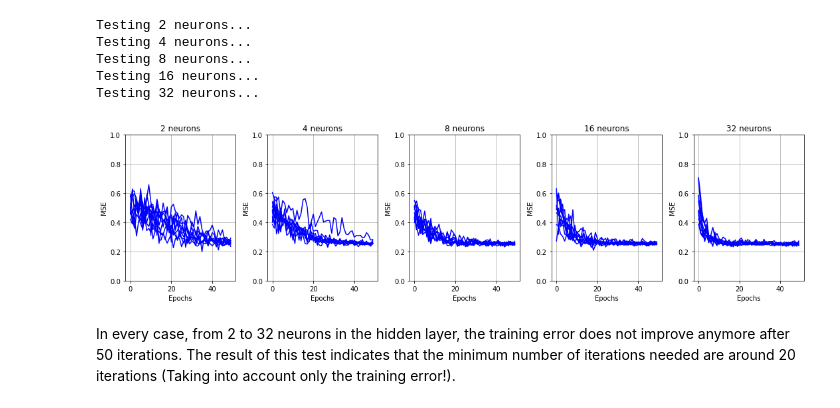
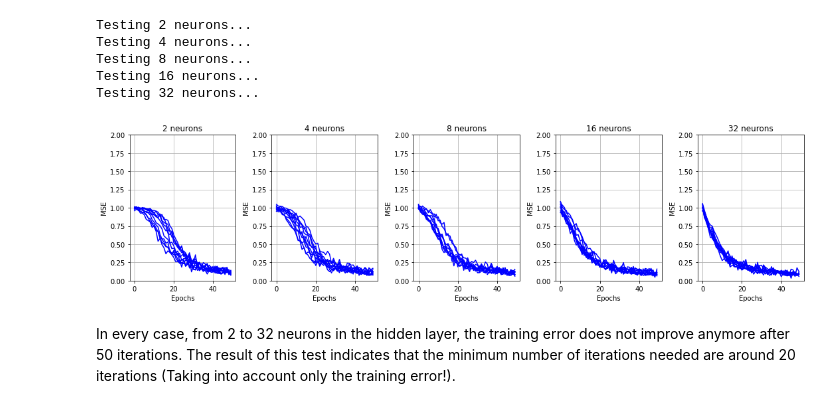
Before and after one commit to MehSalhi/ARN-Labos, a Jupyter notebook: notebooks/Lab-model_selection.ipynb, the cells around one changed output. Saved outputs shown, nothing was run; the diff lists cells and outputs as text; code cells hidden in the pictures.

```diff
--- a/notebooks/Lab-model_selection.ipynb
+++ b/notebooks/Lab-model_selection.ipynb
@@ -152,21 +152,21 @@ print(mfccs.shape)
 
 classes = np.concatenate(
     (
-        np.repeat(0, len(nam_mfcc_median)),
+        np.repeat(-1, len(nam_mfcc_median)),
         np.repeat(1, len(naf_mfcc_median))#,
        # np.repeat(2, len(nk_mfcc_median))
     )
 )
 
-
+mfccs_norm = norm_min_1_plus_1(mfccs)
 
 # randomize order
 random_order = np.random.permutation(mfccs.shape[0])
 
-mfccs = mfccs[random_order]
+mfccs_norm = mfccs_norm[random_order]
 classes = classes[random_order]
 
-dataset = np.insert(mfccs, 13, classes, axis=1)
+dataset = np.insert(mfccs_norm, 13, classes, axis=1)
 
 print(dataset)
 print(classes)
@@ -218,8 +219,8 @@ The following snippet also changes the number of hidden neurons from the simples
 N_INITS = 10
 EPOCHS = 50
 N_NEURONS = [2, 4, 8, 16, 32]
-LEARNING_RATE = 0.001
-MOMENTUM = 0.2
+LEARNING_RATE = 0.0009
+MOMENTUM = 0.9
 # %%
 MSE = np.zeros((len(N_NEURONS), N_INITS, EPOCHS))
 
@@ -242,18 +243,18 @@ Testing 32 neurons...
 # %%
 pl.figure(figsize=(15,4))
 p_count = 0
 for n in np.arange(MSE.shape[0]):
     pl.subplot(1, MSE.shape[0], n+1)
     for i in np.arange(MSE.shape[1]):
         pl.plot(MSE[n,i,:], c='b')
-    pl.ylim(0,1)
+    pl.ylim(0,2)
     pl.xlabel('Epochs')
     pl.ylabel('MSE')
     pl.title(str(N_NEURONS[n]) + ' neurons')
     pl.grid()
 pl.tight_layout()
 # %% [output]
-[figure, old version]
+[figure, new version]
 # %% [markdown]
 In every case, from 2 to 32 neurons in the hidden layer, the training error does not improve anymore after 50 iterations. The result of this test indicates that the minimum number of iterations needed are around 20 iterations (Taking into account only the training error!).
 # %% [markdown]
```
Also changed, not shown: parts of 36 cells of this notebook.
